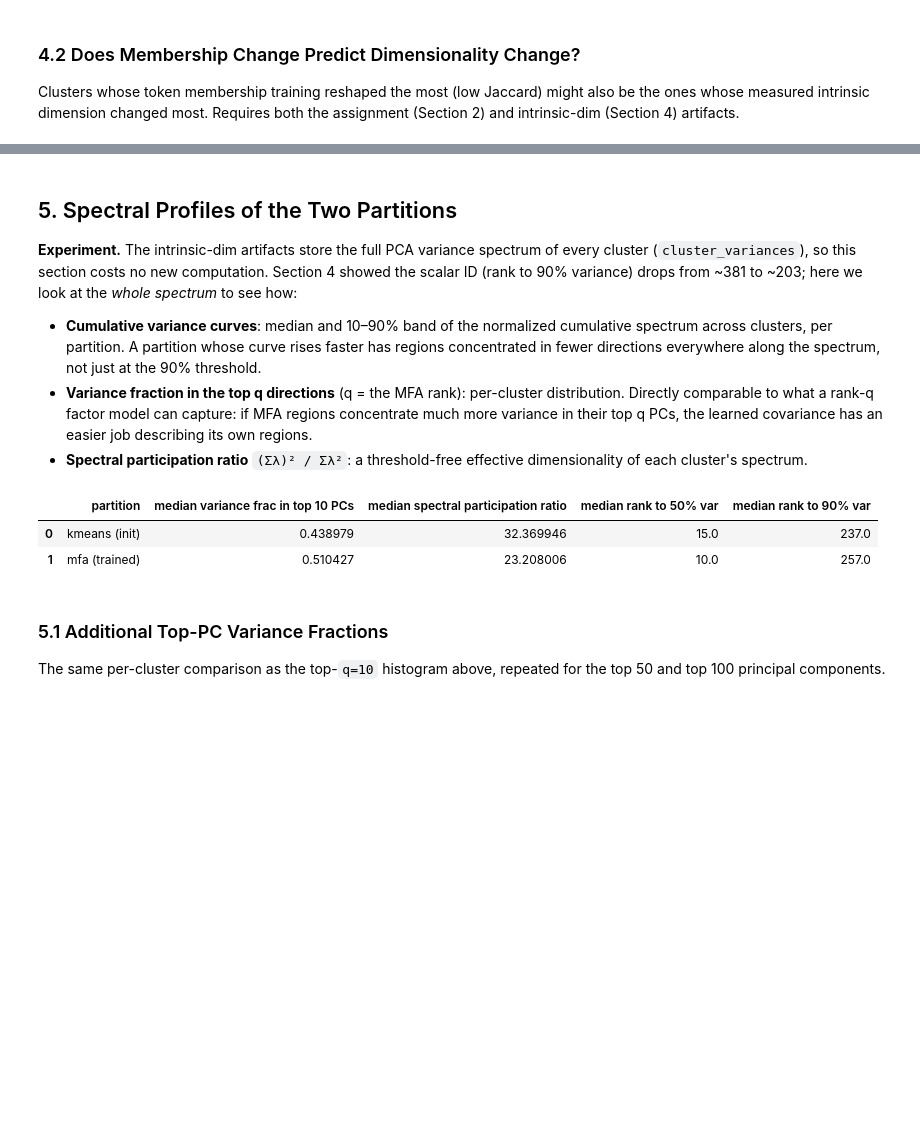
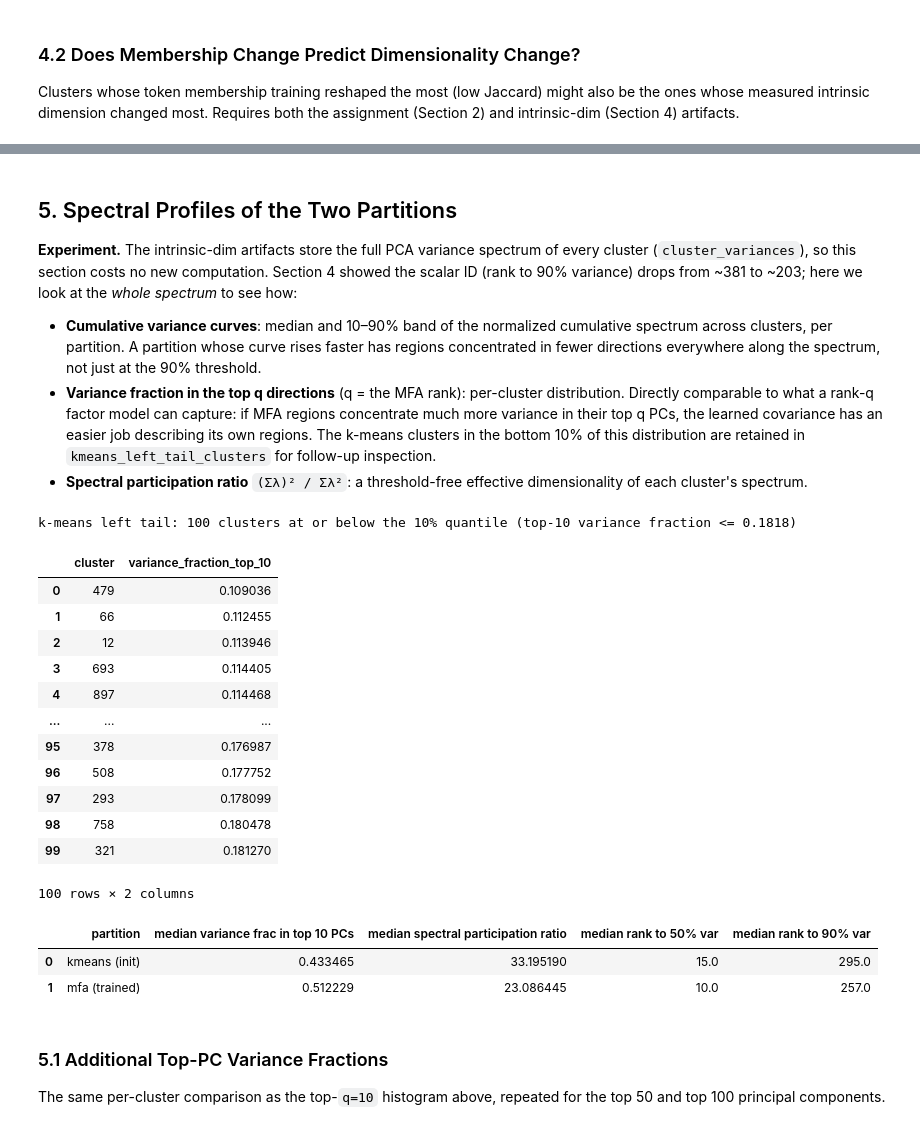
Before and after one commit to alexserra98/decomposing-activations-local-geometry, a Jupyter notebook: notebooks/kmeans_mfa_comparison.ipynb, the cells around one changed output, grey strips where cells are left out. Cells and saved outputs as stored; diff of their text form; code cells hidden in the pictures; blank space fills up the shorter version.

```diff
--- a/notebooks/kmeans_mfa_comparison.ipynb
+++ b/notebooks/kmeans_mfa_comparison.ipynb
@@ -83,7 +83,7 @@ KMEANS_CENTROIDS = CENTROIDS_DIR / "centroids.pt"
 KMEANS_ASSIGN = CENTROIDS_DIR / "kmeans_centroid_assignments.pt"
 
 MFA_ID_PATH = MFA_RUN / "intrinsic_dims.pt"
-KMEANS_ID_PATH = REPO / f"dalg-cache/output/experiments/centroids_{K}_{LAYER:02d}/intrinsic_dims.pt"
+KMEANS_ID_PATH = CENTROIDS_DIR / "intrinsic_dims.pt"
 MFA_TOP_PCS_PATH = MFA_RUN / "cluster_top_pcs.pt"
 KMEANS_TOP_PCS_PATH = CENTROIDS_DIR / "cluster_top_pcs.pt"
 
@@ -851,6 +1035,8 @@ computation. Section 4 showed the scalar ID (rank to 90% variance) drops from
   distribution. Directly comparable to what a rank-q factor model can capture:
   if MFA regions concentrate much more variance in their top q PCs, the learned
   covariance has an easier job describing its own regions.
+  The k-means clusters in the bottom 10% of this distribution are retained in
+  `kmeans_left_tail_clusters` for follow-up inspection.
 - **Spectral participation ratio** `(Σλ)² / Σλ²`: a threshold-free effective
   dimensionality of each cluster's spectrum.
 # %%
@@ -860,7 +1046,7 @@ else:
     RANK_GRID = np.arange(1, 1025)
 
     def spectrum_stats(obj):
-        curves, topq, pr = [], [], []
+        cluster_ids, curves, topq, pr = [], [], [], []
         for k in range(K):
             if not valid[k]:
                 continue
@@ -868,13 +1054,37 @@ else:
             if v.size == 0 or v.sum() <= 0:
                 continue
             cum = np.cumsum(v) / v.sum()
+            cluster_ids.append(k)
             curves.append(np.interp(RANK_GRID, np.arange(1, v.size + 1), cum))
             topq.append(cum[min(Q, v.size) - 1])
             pr.append(v.sum() ** 2 / (v ** 2).sum())
-        return np.stack(curves), np.asarray(topq), np.asarray(pr)
+        return np.asarray(cluster_ids), np.stack(curves), np.asarray(topq), np.asarray(pr)
 
-    curves_km, topq_frac_km, pr_km = spectrum_stats(id_km_obj)
-    curves_mfa, topq_frac_mfa, pr_mfa = spectrum_stats(id_mfa_obj)
+    spectral_clusters_km, curves_km, topq_frac_km, pr_km = spectrum_stats(id_km_obj)
+    spectral_clusters_mfa, curves_mfa, topq_frac_mfa, pr_mfa = spectrum_stats(id_mfa_obj)
+
+    KMEANS_LEFT_TAIL_QUANTILE = 0.10
+    kmeans_left_tail_threshold = float(
+        np.quantile(topq_frac_km, KMEANS_LEFT_TAIL_QUANTILE)
+    )
+    kmeans_left_tail_mask = topq_frac_km <= kmeans_left_tail_threshold
+    kmeans_left_tail_df = (
+        pd.DataFrame(
+            {
+                "cluster": spectral_clusters_km[kmeans_left_tail_mask],
+                f"variance_fraction_top_{Q}": topq_frac_km[kmeans_left_tail_mask],
+            }
+        )
+        .sort_values(f"variance_fraction_top_{Q}")
+        .reset_index(drop=True)
+    )
+    kmeans_left_tail_clusters = kmeans_left_tail_df["cluster"].tolist()
+    print(
+        f"k-means left tail: {len(kmeans_left_tail_clusters)} clusters at or below "
+        f"the {KMEANS_LEFT_TAIL_QUANTILE:.0%} quantile "
+        f"(top-{Q} variance fraction <= {kmeans_left_tail_threshold:.4f})"
+    )
+    display(kmeans_left_tail_df)
 
     def rank_to(curves, thr):
         return (curves < thr).sum(axis=1) + 1
@@ -935,36 +1145,56 @@ else:
             opacity=0.6,
             title=f"Variance fraction captured by the top q={Q} PCs of each cluster",
             color_discrete_map={"kmeans (init)": COLOR_KMEANS, "mfa (trained)": COLOR_MFA},
             template=PLOT_TEMPLATE,
         )
         fig.update_layout(xaxis_title=f"variance fraction in top {Q} PCs", yaxis_title="clusters", bargap=0.05)
+        fig.add_vline(
+            x=kmeans_left_tail_threshold,
+            line_dash="dash",
+            line_color=COLOR_KMEANS,
+            annotation_text=f"k-means {KMEANS_LEFT_TAIL_QUANTILE:.0%} cutoff",
+        )
         save_fig(fig, "spectral_topq_fraction_hist")
         fig.show()
 
         pr_long = pd.DataFrame(
             {
                 "participation_ratio": np.concatenate([pr_km, pr_mfa]),
                 "partition": ["kmeans (init)"] * len(pr_km) + ["mfa (trained)"] * len(pr_mfa),
             }
         )
         fig = px.histogram(
             pr_long,
             x="participation_ratio",
             color="partition",
             nbins=60,
             barmode="overlay",
             opacity=0.6,
             title="Spectral participation ratio per cluster (threshold-free effective dim)",
             color_discrete_map={"kmeans (init)": COLOR_KMEANS, "mfa (trained)": COLOR_MFA},
             template=PLOT_TEMPLATE,
         )
         fig.update_layout(xaxis_title="participation ratio of variance spectrum", yaxis_title="clusters", bargap=0.05)
         save_fig(fig, "spectral_pr_hist")
         fig.show()
 # %% [output]
+k-means left tail: 100 clusters at or below the 10% quantile (top-10 variance fraction <= 0.1818)
-|  | partition | median variance frac in top 10 PCs | median spectral participation ratio | median rank to 50% var | median rank to 90% var |
-| 0 | kmeans (init) | 0.438979 | 32.369946 | 15.0 | 237.0 |
-| 1 | mfa (trained) | 0.510427 | 23.208006 | 10.0 | 257.0 |
+|  | cluster | variance_fraction_top_10 |
+| 0 | 479 | 0.109036 |
+| 1 | 66 | 0.112455 |
+| 2 | 12 | 0.113946 |
+| 3 | 693 | 0.114405 |
+| 4 | 897 | 0.114468 |
+| ... | ... | ... |
+| 95 | 378 | 0.176987 |
+| 96 | 508 | 0.177752 |
+| 97 | 293 | 0.178099 |
+| 98 | 758 | 0.180478 |
+| 99 | 321 | 0.181270 |
+100 rows × 2 columns
+|  | partition | median variance frac in top 10 PCs | median spectral participation ratio | median rank to 50% var | median rank to 90% var |
+| 0 | kmeans (init) | 0.433465 | 33.195190 | 15.0 | 295.0 |
+| 1 | mfa (trained) | 0.512229 | 23.086445 | 10.0 | 257.0 |
 # %% [markdown]
 ### 5.1 Additional Top-PC Variance Fractions
 
```
Also changed, not shown: parts of 12 cells of this notebook, 7 other files.
